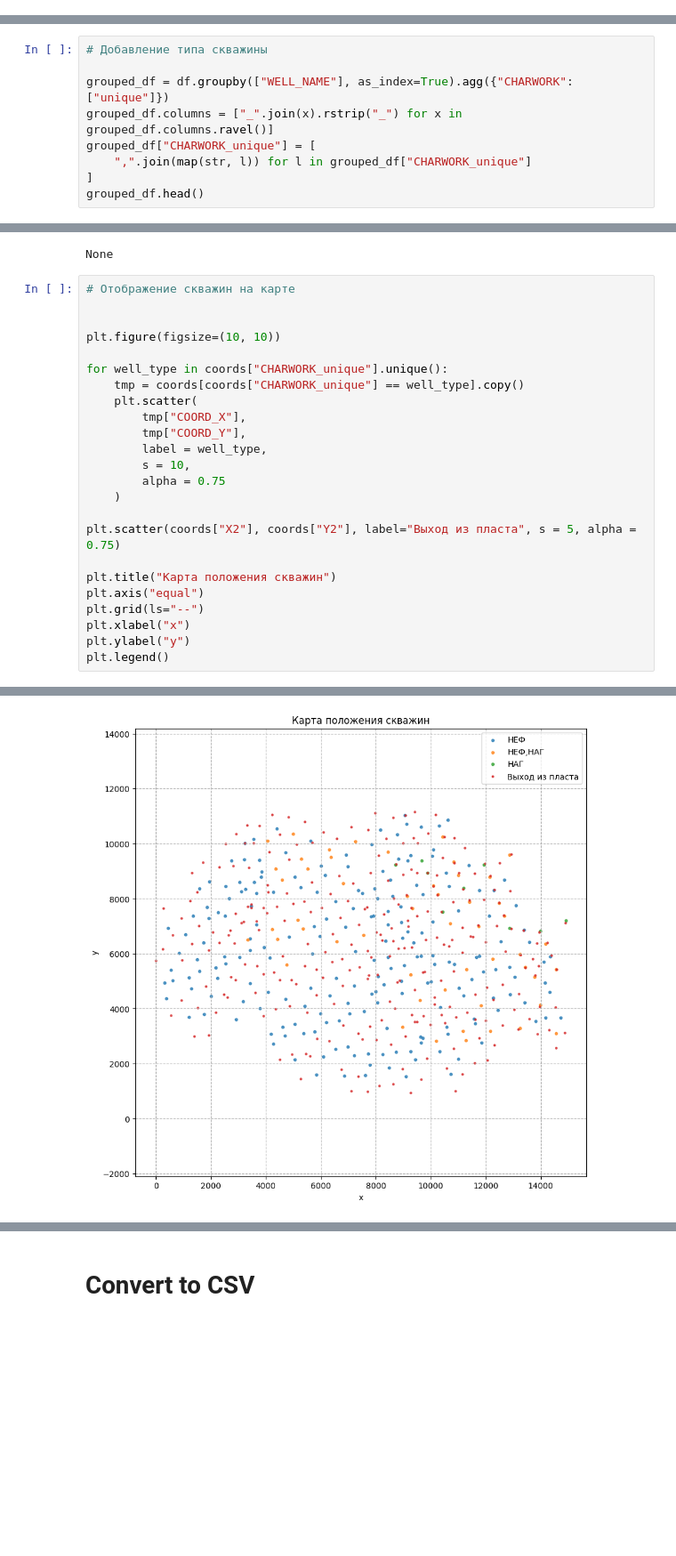
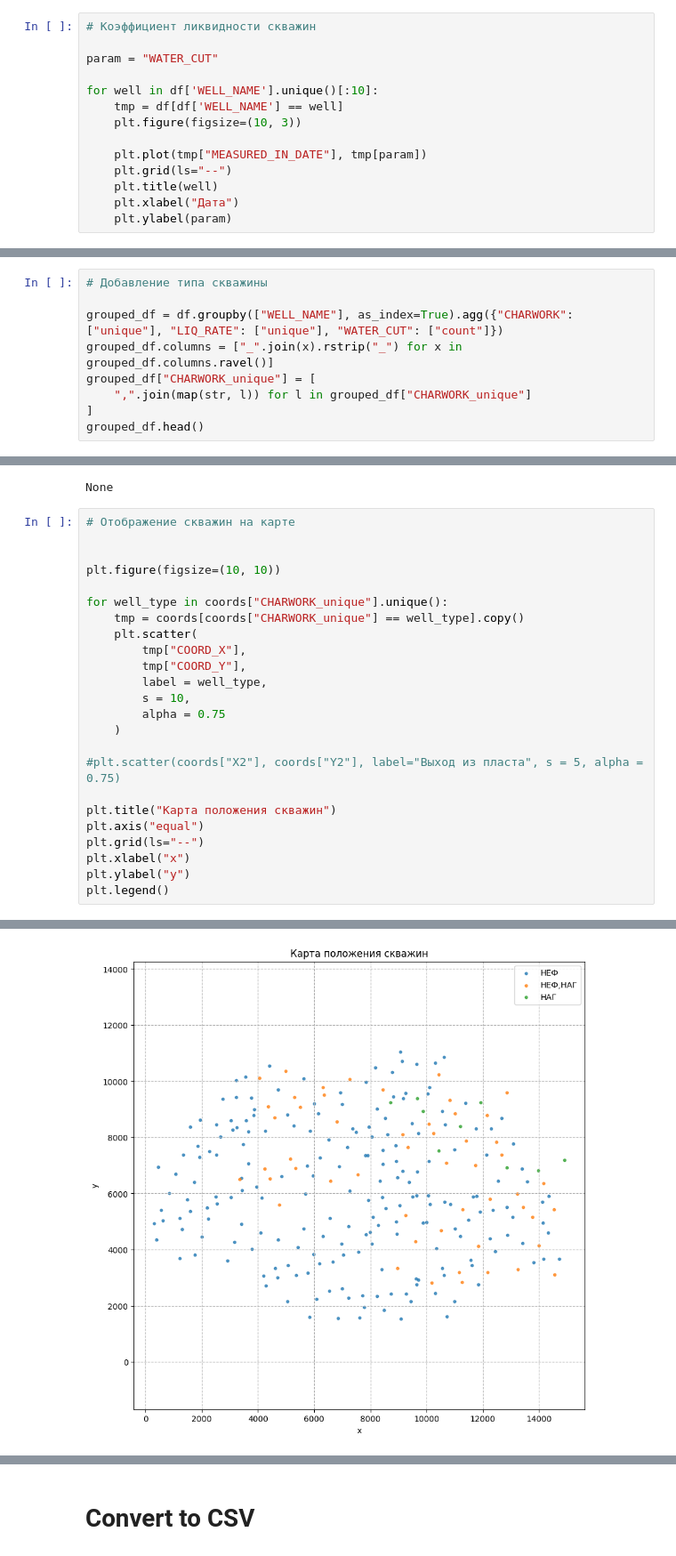
Before and after one commit to DanilaGoncharenko/Oil_NIR, a Jupyter notebook: rn_dataset.ipynb, the cells around one changed output, grey strips where cells are left out. Shown at 89% size. Drawn from its saved outputs; the diff is of its cells as text; blank space fills up the shorter version.

```diff
--- a/rn_dataset.ipynb
+++ b/rn_dataset.ipynb
@@ -62,3 +83,17 @@ for well in df['WELL_NAME'].unique()[:10]:
 [figure]
 [figure]
 [figure]
+# %%
+# Коэффициент ликвидности скважин
+
+param = "WATER_CUT"
+
+for well in df['WELL_NAME'].unique()[:10]:
+    tmp = df[df['WELL_NAME'] == well]
+    plt.figure(figsize=(10, 3))
+
+    plt.plot(tmp["MEASURED_IN_DATE"], tmp[param])
+    plt.grid(ls="--")
+    plt.title(well)
+    plt.xlabel("Дата")
+    plt.ylabel(param)
@@ -65,7 +111,7 @@ for well in df['WELL_NAME'].unique()[:10]:
 # %%
 # Добавление типа скважины
 
-grouped_df = df.groupby(["WELL_NAME"], as_index=True).agg({"CHARWORK": ["unique"]})
+grouped_df = df.groupby(["WELL_NAME"], as_index=True).agg({"CHARWORK": ["unique"], "LIQ_RATE": ["unique"], "WATER_CUT": ["count"]})
 grouped_df.columns = ["_".join(x).rstrip("_") for x in grouped_df.columns.ravel()]
 grouped_df["CHARWORK_unique"] = [
     ",".join(map(str, l)) for l in grouped_df["CHARWORK_unique"]
@@ -144,30 +190,30 @@ None
 # %%
 # Отображение скважин на карте
 
 
 plt.figure(figsize=(10, 10))
 
 for well_type in coords["CHARWORK_unique"].unique():
     tmp = coords[coords["CHARWORK_unique"] == well_type].copy()
     plt.scatter(
         tmp["COORD_X"],
         tmp["COORD_Y"],
         label = well_type,
         s = 10,
         alpha = 0.75
     )
 
-plt.scatter(coords["X2"], coords["Y2"], label="Выход из пласта", s = 5, alpha = 0.75)
+#plt.scatter(coords["X2"], coords["Y2"], label="Выход из пласта", s = 5, alpha = 0.75)
 
 plt.title("Карта положения скважин")
 plt.axis("equal")
 plt.grid(ls="--")
 plt.xlabel("x")
 plt.ylabel("y")
 plt.legend()
 # %% [output]
 <matplotlib.legend.Legend at 0x...>
-[figure, old version]
+[figure, new version]
 # %%
 # Получение ГТМ скважин
 
```
Also changed, not shown: parts of 5 cells of this notebook.
